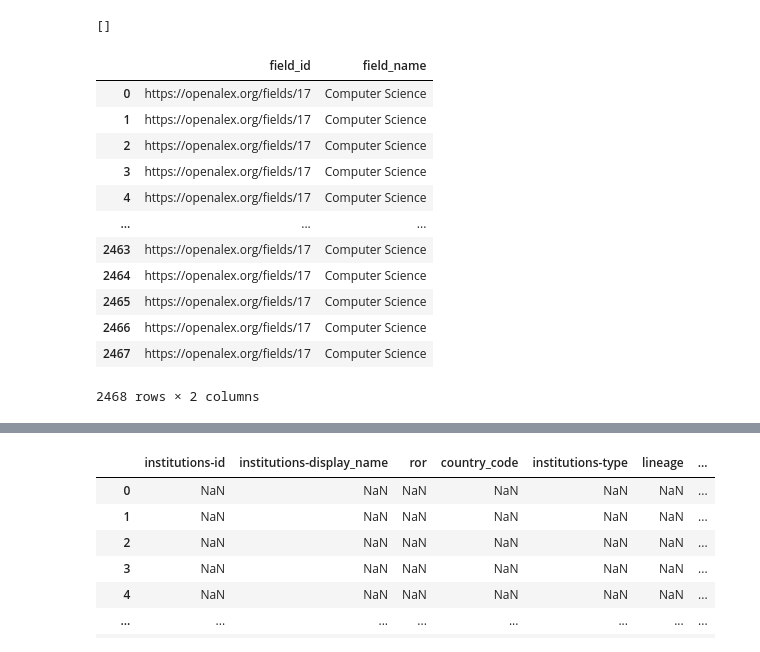
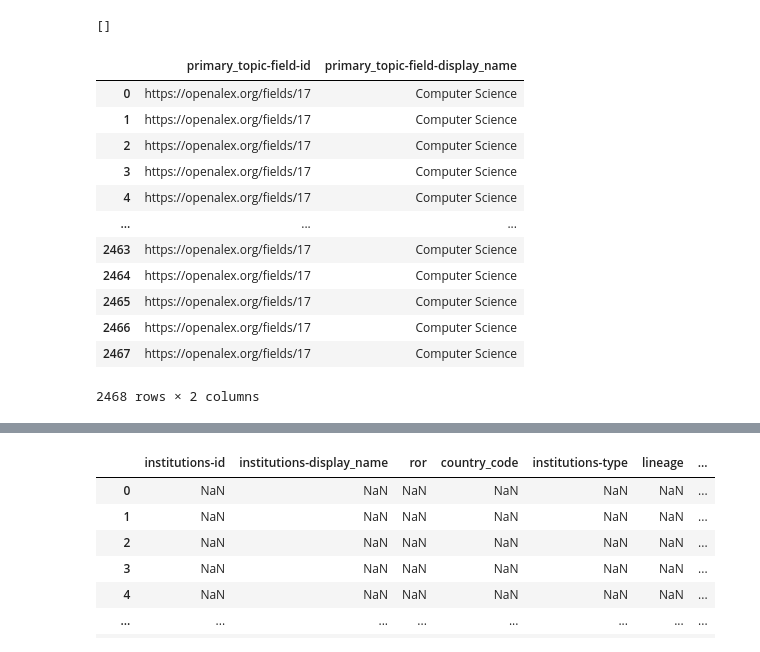
Before and after one commit to senderrr/OpenAlex, a Jupyter notebook: OpenAlexSource.ipynb, the cells around one changed output, grey strips where cells are left out. Saved outputs shown, nothing was run; the diff lists cells and outputs as text; code cells hidden in the pictures.

```diff
--- a/OpenAlexSource.ipynb
+++ b/OpenAlexSource.ipynb
@@ -432,16 +432,16 @@ missing_index(topics_df)
 # %%
 subfield_df = pd.json_normalize(topics_df['subfield'])
 field_df = pd.json_normalize(topics_df['field'])
 domain_df = pd.json_normalize(topics_df['domain'])
 
 # rename
-subfield_df = subfield_df.rename(columns={'id': 'subfield_id', 'display_name': 'subfield_name'})
-field_df = field_df.rename(columns={'id': 'field_id', 'display_name': 'field_name'})
-domain_df = domain_df.rename(columns={'id': 'domain_id', 'display_name': 'domain_name'})
+subfield_df = subfield_df.rename(columns={'id': 'primary_topic-subfield-id', 'display_name': 'primary_topic-subfield-display_name'})
+field_df = field_df.rename(columns={'id': 'primary_topic-field-id', 'display_name': 'primary_topic-field-display_name'})
+domain_df = domain_df.rename(columns={'id': 'primary_topic-domain-id', 'display_name': 'primary_topic-domain-display_name'})
 
 field_df
 # %% [output]
-|  | field_id | field_name |
+|  | primary_topic-field-id | primary_topic-field-display_name |
 | 0 | https://openalex.org/fields/17 | Computer Science |
 | 1 | https://openalex.org/fields/17 | Computer Science |
 | 2 | https://openalex.org/fields/17 | Computer Science |
```
Also changed, not shown: parts of 3 cells of this notebook, 1 other file.
